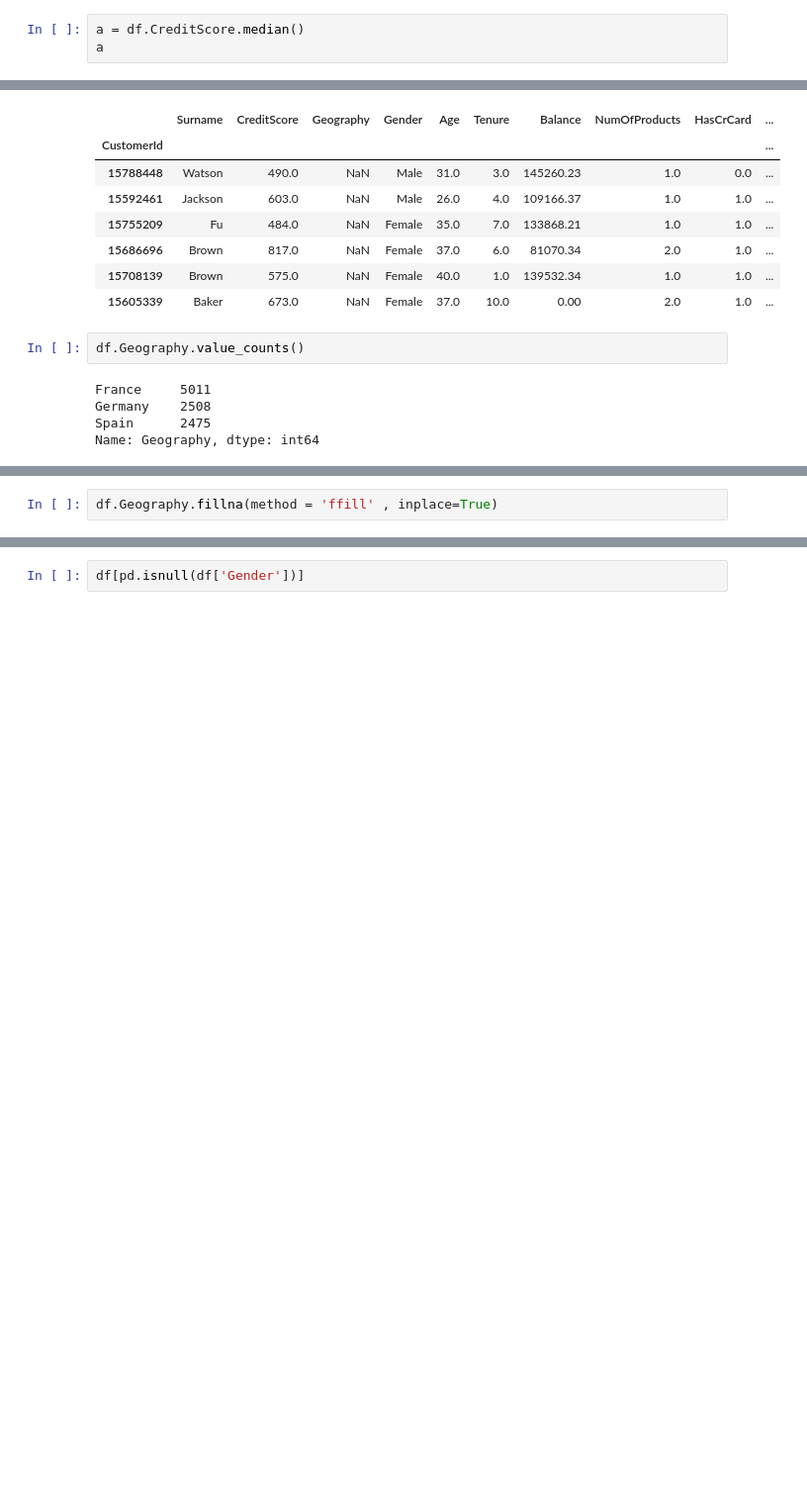
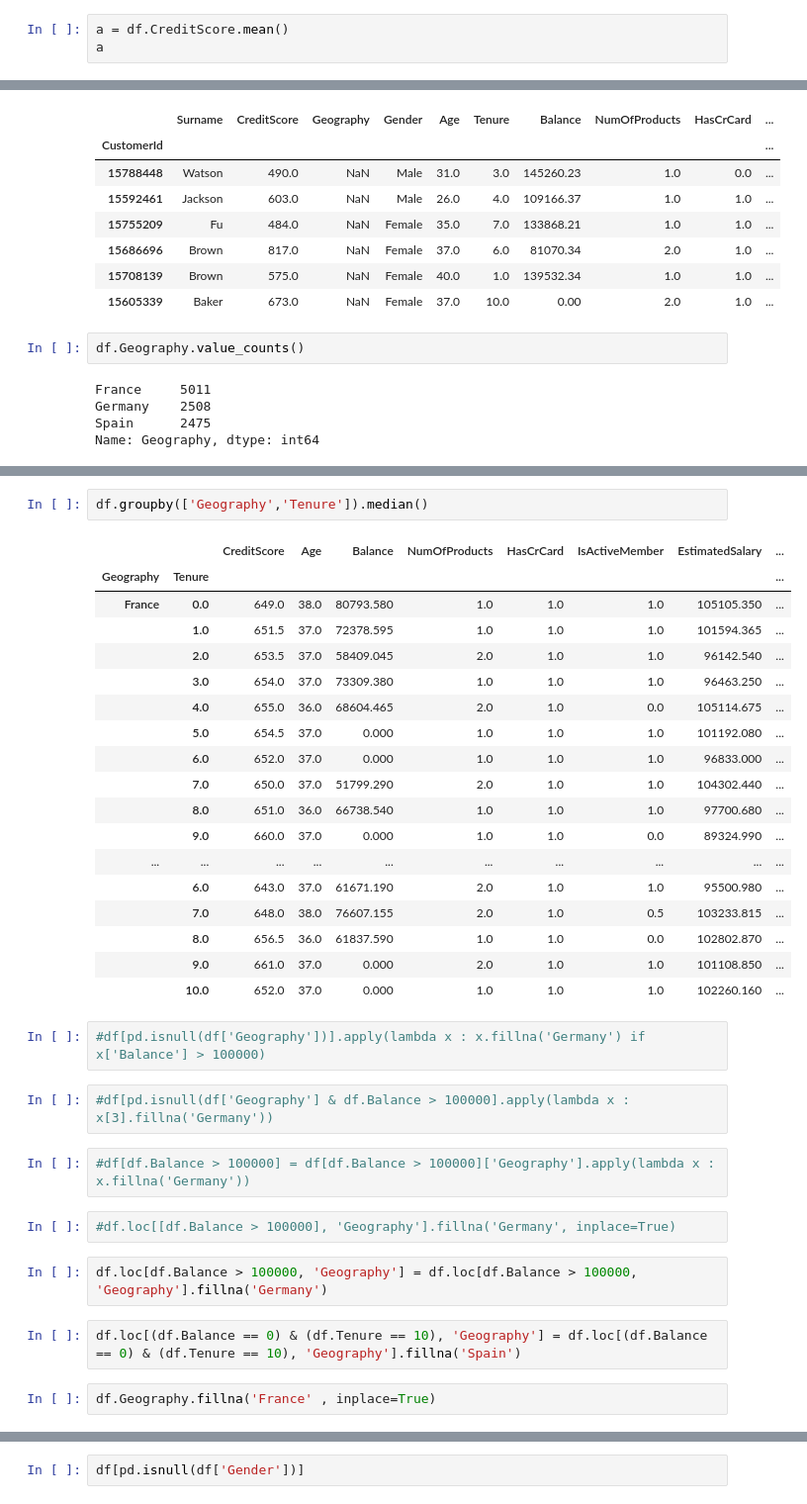
Before and after one commit to vaibhagarwal/Projects, a Jupyter notebook: CapstoneProject/Capstone_Project_1.ipynb, the cells around one changed output, grey strips where cells are left out. Shown: that part at 99% size. Drawn from its saved outputs; the diff is of its cells as text; blank space fills up the shorter version.

```diff
--- a/CapstoneProject/Capstone_Project_1.ipynb
+++ b/CapstoneProject/Capstone_Project_1.ipynb
@@ -128,6 +139,6 @@ df[pd.isnull(df['CreditScore'])]
 | 15770214 | Bryant | NaN | France | Female | 27.0 | 7.0 | 0.00 | 2.0 | 1.0 | ... |
 | 15809872 | Ikechukwu | NaN | France | Male | 32.0 | 2.0 | 84906.45 | 1.0 | 1.0 | ... |
 # %%
-a = df.CreditScore.median()
+a = df.CreditScore.mean()
 a
 # %% [output]
@@ -155,2 +177,35 @@ Name: Geography, dtype: int64
+# %%
+df.groupby(['Geography','Tenure']).median()
+# %% [output]
+|  |  | CreditScore | Age | Balance | NumOfProducts | HasCrCard | IsActiveMember | EstimatedSalary | ... |
+| Geography | Tenure |  |  |  |  |  |  |  | ... |
+| France | 0.0 | 649.0 | 38.0 | 80793.580 | 1.0 | 1.0 | 1.0 | 105105.350 | ... |
+|  | 1.0 | 651.5 | 37.0 | 72378.595 | 1.0 | 1.0 | 1.0 | 101594.365 | ... |
+|  | 2.0 | 653.5 | 37.0 | 58409.045 | 2.0 | 1.0 | 1.0 | 96142.540 | ... |
+|  | 3.0 | 654.0 | 37.0 | 73309.380 | 1.0 | 1.0 | 1.0 | 96463.250 | ... |
+|  | 4.0 | 655.0 | 36.0 | 68604.465 | 2.0 | 1.0 | 0.0 | 105114.675 | ... |
+|  | 5.0 | 654.5 | 37.0 | 0.000 | 1.0 | 1.0 | 1.0 | 101192.080 | ... |
+|  | 6.0 | 652.0 | 37.0 | 0.000 | 1.0 | 1.0 | 1.0 | 96833.000 | ... |
+|  | 7.0 | 650.0 | 37.0 | 51799.290 | 2.0 | 1.0 | 1.0 | 104302.440 | ... |
+|  | 8.0 | 651.0 | 36.0 | 66738.540 | 1.0 | 1.0 | 1.0 | 97700.680 | ... |
+|  | 9.0 | 660.0 | 37.0 | 0.000 | 1.0 | 1.0 | 0.0 | 89324.990 | ... |
+| ... | ... | ... | ... | ... | ... | ... | ... | ... | ... |
+|  | 6.0 | 643.0 | 37.0 | 61671.190 | 2.0 | 1.0 | 1.0 | 95500.980 | ... |
+|  | 7.0 | 648.0 | 38.0 | 76607.155 | 2.0 | 1.0 | 0.5 | 103233.815 | ... |
+|  | 8.0 | 656.5 | 36.0 | 61837.590 | 1.0 | 1.0 | 0.0 | 102802.870 | ... |
+|  | 9.0 | 661.0 | 37.0 | 0.000 | 2.0 | 1.0 | 1.0 | 101108.850 | ... |
+|  | 10.0 | 652.0 | 37.0 | 0.000 | 1.0 | 1.0 | 1.0 | 102260.160 | ... |
+# %%
+#df[pd.isnull(df['Geography'])].apply(lambda x : x.fillna('Germany') if x['Balance'] > 100000)
+# %%
+#df[pd.isnull(df['Geography'] & df.Balance > 100000].apply(lambda x : x[3].fillna('Germany'))
+# %%
+#df[df.Balance > 100000] = df[df.Balance > 100000]['Geography'].apply(lambda x : x.fillna('Germany'))
+# %%
+#df.loc[[df.Balance > 100000], 'Geography'].fillna('Germany', inplace=True)
+# %%
+df.loc[df.Balance > 100000, 'Geography'] = df.loc[df.Balance > 100000, 'Geography'].fillna('Germany')
+# %%
+df.loc[(df.Balance == 0) & (df.Tenure == 10), 'Geography'] = df.loc[(df.Balance == 0) & (df.Tenure == 10), 'Geography'].fillna('Spain')
 # %%
-df.Geography.fillna(method = 'ffill' , inplace=True)
+df.Geography.fillna('France' , inplace=True)
```
Also changed, not shown: parts of 56 cells of this notebook.
